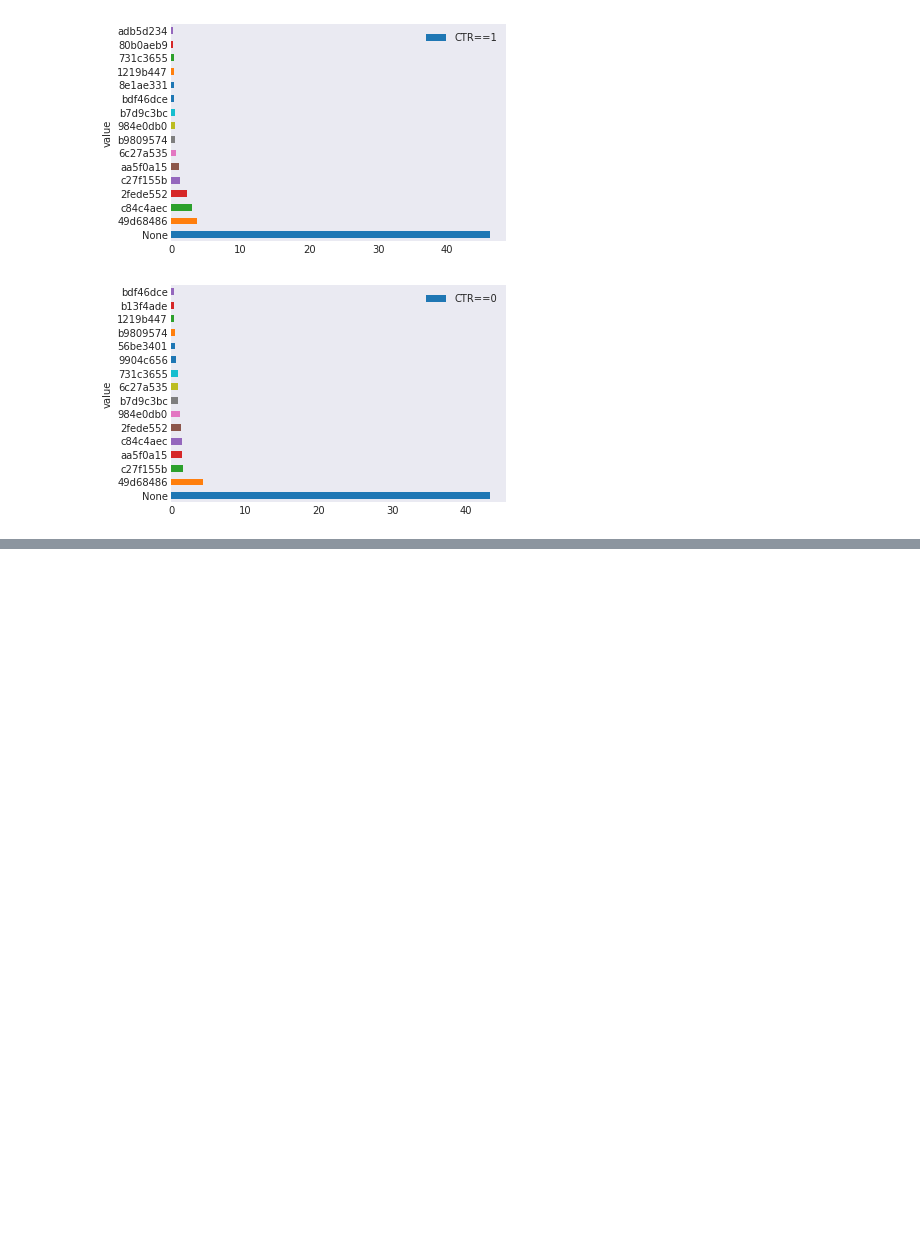
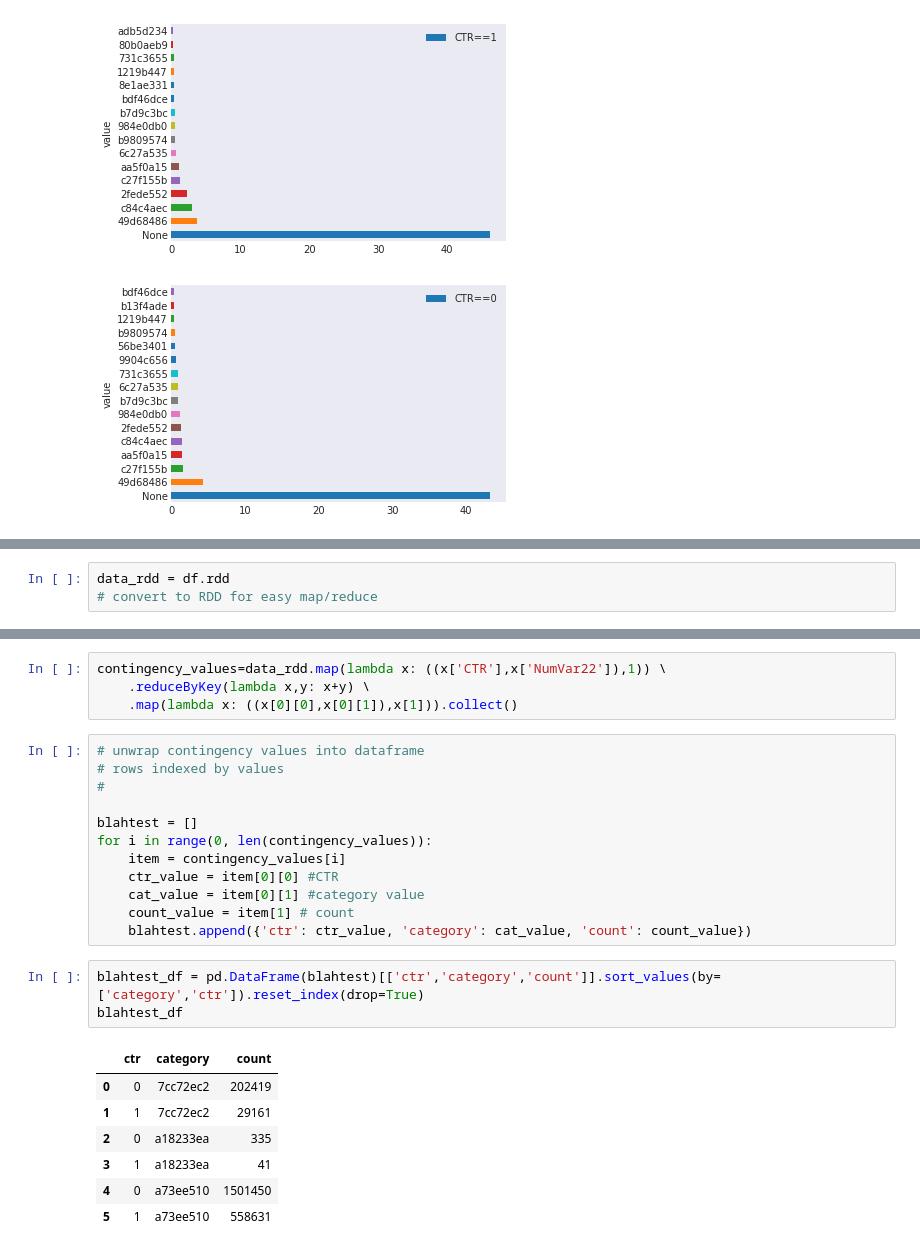
Before and after one commit to vnagapudi/W261_Final_Project, a Jupyter notebook: scratchwork_VL.ipynb, the cells around one changed output, grey strips where cells are left out. Saved outputs shown, nothing was run; the diff lists cells and outputs as text; blank space fills up the shorter version.

```diff
--- a/scratchwork_VL.ipynb
+++ b/scratchwork_VL.ipynb
@@ -735,0 +875,3 @@ Categorical columns that look like maaaaaybe there's something differentiating l
+# %%
+data_rdd = df.rdd
+# convert to RDD for easy map/reduce
@@ -735,0 +887,27 @@ Categorical columns that look like maaaaaybe there's something differentiating l
+# %%
+contingency_values=data_rdd.map(lambda x: ((x['CTR'],x['NumVar22']),1)) \
+    .reduceByKey(lambda x,y: x+y) \
+    .map(lambda x: ((x[0][0],x[0][1]),x[1])).collect()
+# %%
+# unwrap contingency values into dataframe
+# rows indexed by values
+#
+
+blahtest = []
+for i in range(0, len(contingency_values)):
+    item = contingency_values[i]
+    ctr_value = item[0][0] #CTR
+    cat_value = item[0][1] #category value
+    count_value = item[1] # count
+    blahtest.append({'ctr': ctr_value, 'category': cat_value, 'count': count_value})
+# %%
+blahtest_df = pd.DataFrame(blahtest)[['ctr','category','count']].sort_values(by=['category','ctr']).reset_index(drop=True)
+blahtest_df
+# %% [output]
+|  | ctr | category | count |
+| 0 | 0 | 7cc72ec2 | 202419 |
+| 1 | 1 | 7cc72ec2 | 29161 |
+| 2 | 0 | a18233ea | 335 |
+| 3 | 1 | a18233ea | 41 |
+| 4 | 0 | a73ee510 | 1501450 |
+| 5 | 1 | a73ee510 | 558631 |
```
Also changed, not shown: parts of 43 cells of this notebook.
